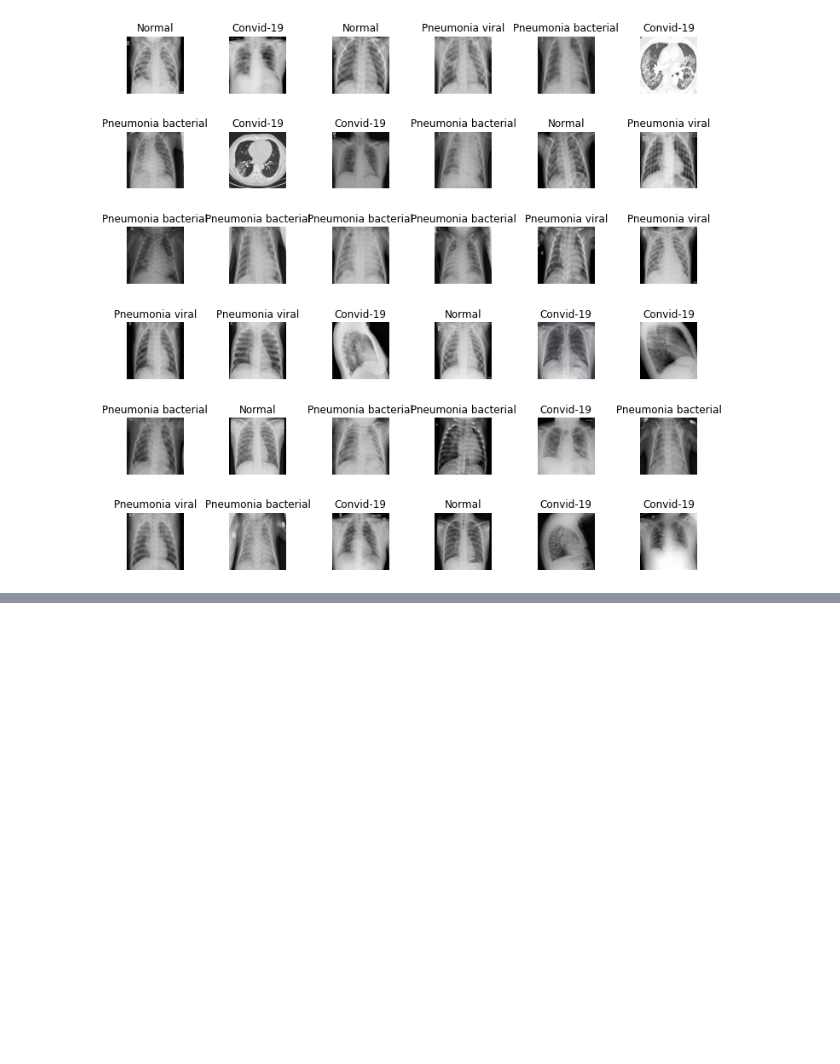
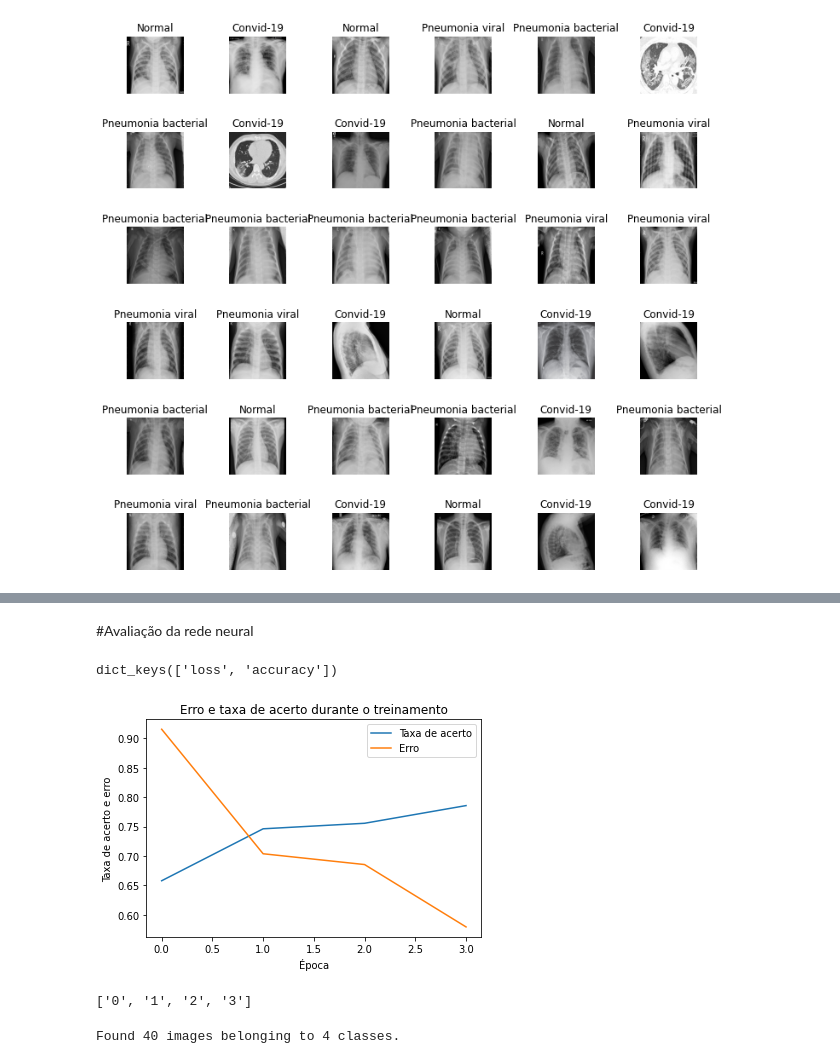
Before and after one commit to eversonmariano/Analise-de-Dados_Machine-learning, a Jupyter notebook: DepartamentoMédico.ipynb, the cells around one changed output, grey strips where cells are left out. Saved outputs shown, nothing was run; the diff lists cells and outputs as text; code cells hidden in the pictures; blank space fills up the shorter version.

```diff
--- a/DepartamentoMédico.ipynb
+++ b/DepartamentoMédico.ipynb
@@ -119,0 +168,11 @@ plt.subplots_adjust(wspace=0.8)
+# %%
+model.compile(loss = 'categorical_crossentropy', optimizer=optimizers.RMSprop(lr = 1e-4, decay=1e-6),
+              metrics = ['accuracy'])
+# %%
+#checkpointer = ModelCheckpoint(filepath='weights.hdf5', save_best_only=True) caso tivessemos uma base de dados de referencia
+checkpointer = ModelCheckpoint(filepath='weights.hdf5')
+# %%
+#Redefinindo a variavel train_generation de 40 imagens, para 4 imagens.
+train_generator = image_generator.flow_from_directory(batch_size= 4, directory=xray_directory,
+                                                      shuffle = True, target_size=(256, 256),
+                                                      class_mode = 'categorical', subset='training')
@@ -119,0 +181,2 @@ plt.subplots_adjust(wspace=0.8)
+# %%
+history = model.fit(train_generator, epochs= 4, callbacks=[checkpointer])
@@ -119,0 +192,16 @@ plt.subplots_adjust(wspace=0.8)
+# %% [markdown]
+#Avaliação da rede neural
+# %%
+history.history.keys()
+# %% [output]
+dict_keys(['loss', 'accuracy'])
+# %%
+#Gráficos dos valores da base de dados de treinamento
+plt.plot(history.history['accuracy'])
+plt.plot(history.history['loss'])
+plt.title('Erro e taxa de acerto durante o treinamento')
+plt.xlabel('Época')
+plt.ylabel('Taxa de acerto e erro')
+plt.legend(['Taxa de acerto', 'Erro']);
+# %% [output]
+[figure, added]
@@ -119,0 +211,11 @@ plt.subplots_adjust(wspace=0.8)
+# %%
+os.listdir(test_directory)
+# %% [output]
+['0', '1', '2', '3']
+# %%
+test_gen = ImageDataGenerator(rescale=1./255)
+test_generation = test_gen.flow_from_directory(batch_size = 40, directory = test_directory,
+                                               shuffle = True, target_size = (256,256),
+                                               class_mode = 'categorical')
+# %% [output]
+Found 40 images belonging to 4 classes.
```
Also changed, not shown: parts of 36 cells of this notebook.
